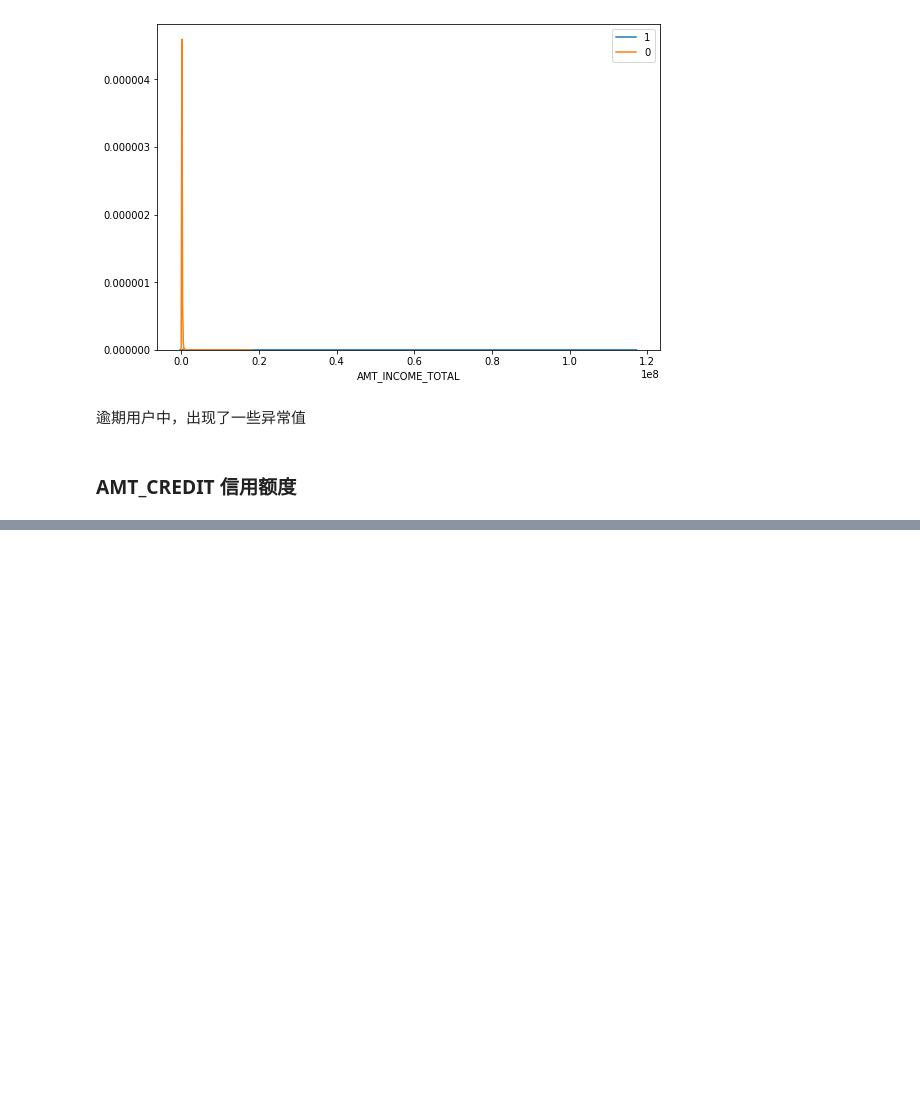
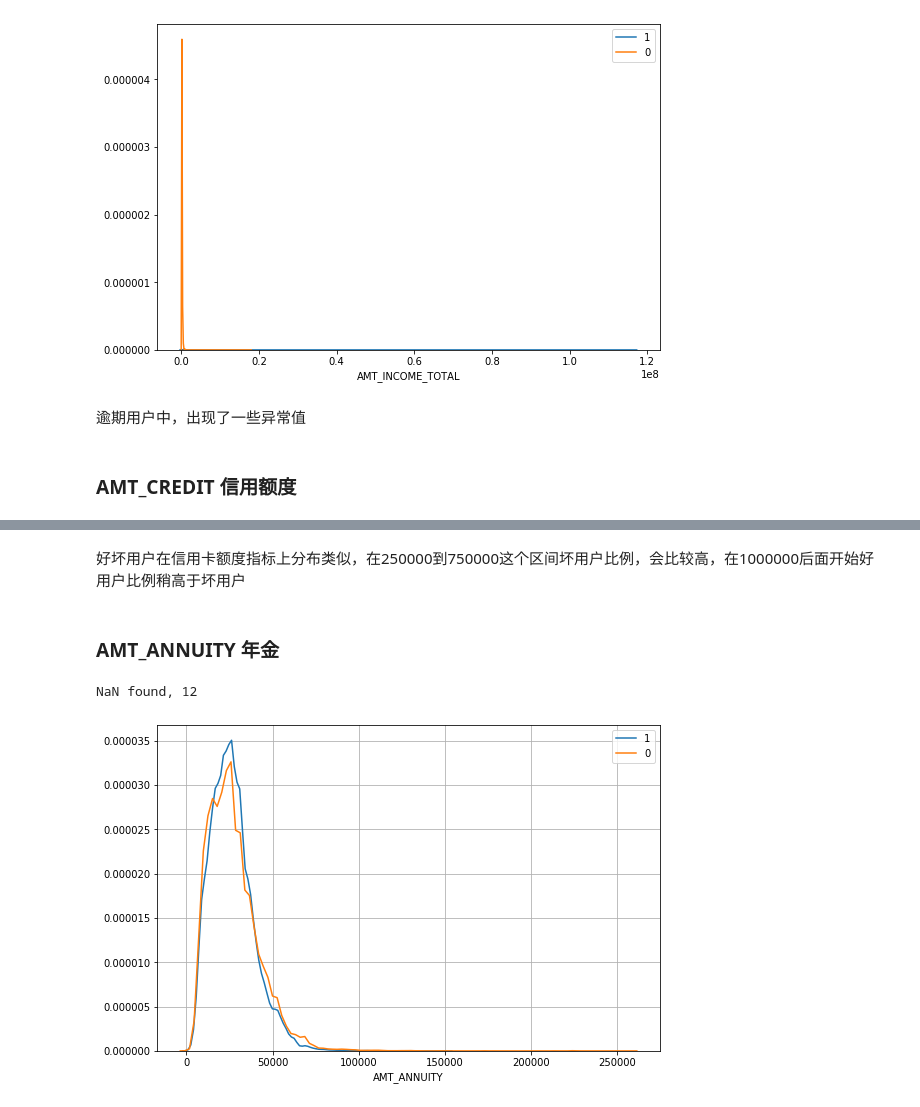
Before and after one commit to l0o0/HomeCredit, a Jupyter notebook: eda/EDA.ipynb, the cells around one changed output, grey strips where cells are left out. Saved outputs shown, nothing was run; the diff lists cells and outputs as text; code cells hidden in the pictures; blank space fills up the shorter version.

```diff
--- a/eda/EDA.ipynb
+++ b/eda/EDA.ipynb
@@ -222,0 +221,9 @@ densityplot('AMT_CREDIT')
+# %% [markdown]
+好坏用户在信用卡额度指标上分布类似，在250000到750000这个区间坏用户比例，会比较高，在1000000后面开始好用户比例稍高于坏用户
+# %% [markdown]
+### AMT_ANNUITY 年金
+# %%
+densityplot('AMT_ANNUITY')
+# %% [output]
+NaN found, 12
+[figure, added]
```
Also changed, not shown: parts of 18 cells of this notebook.
